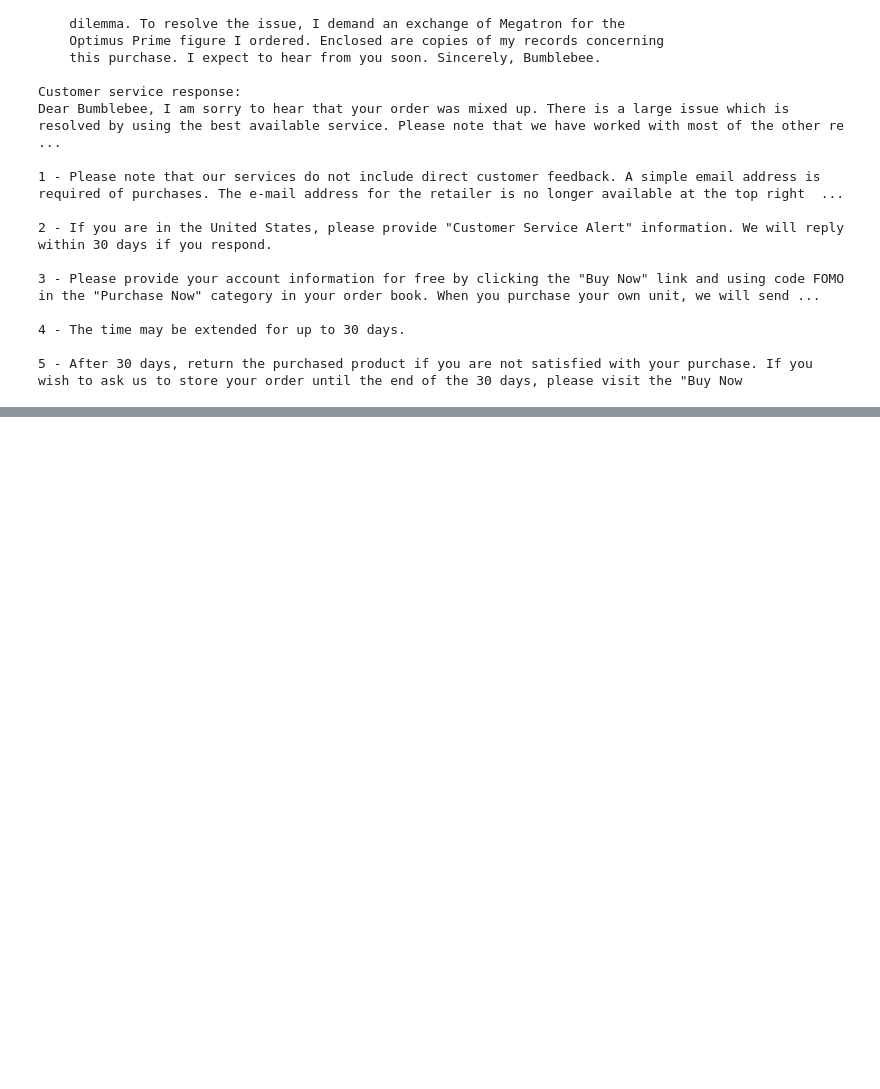
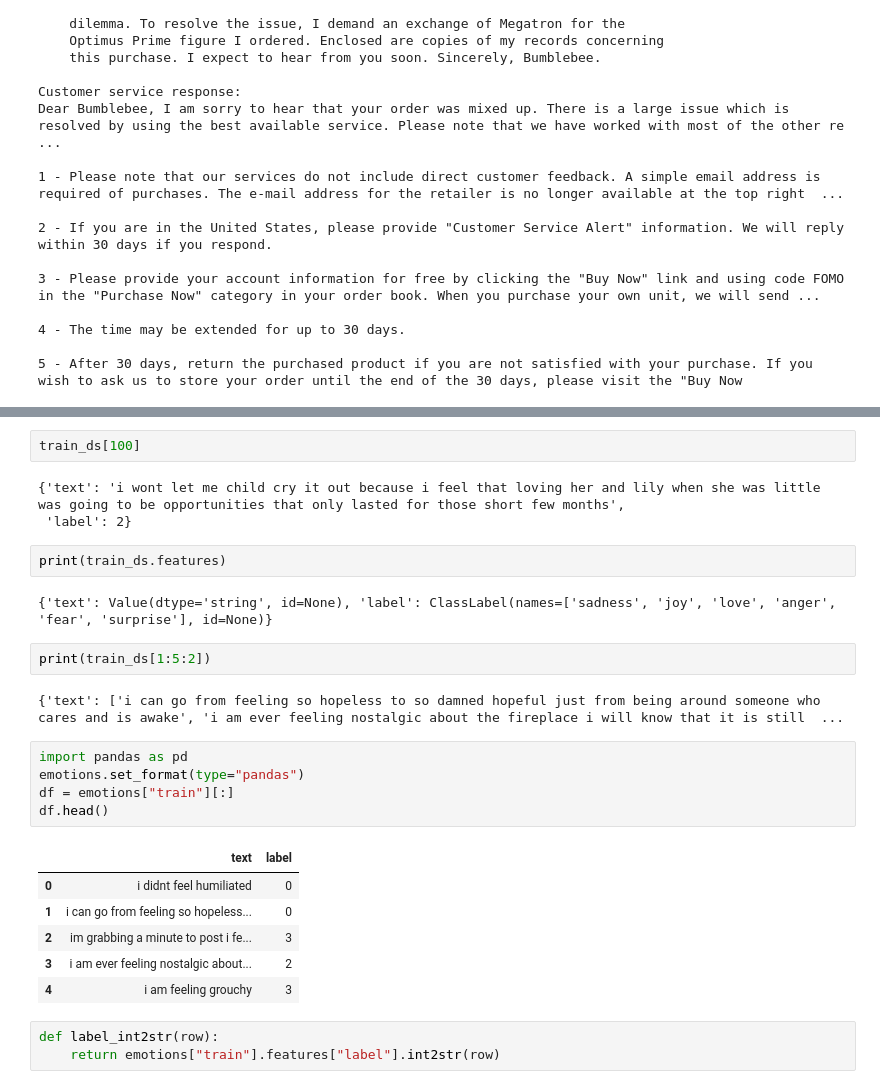
Before and after one commit to Amoako419/PyTorch, a Jupyter notebook: transformers.ipynb, the cells around one changed output, grey strips where cells are left out. Saved outputs shown, nothing was run; the diff lists cells and outputs as text; blank space fills up the shorter version.

```diff
--- a/transformers.ipynb
+++ b/transformers.ipynb
@@ -104,0 +141,28 @@ Dear Bumblebee, I am sorry to hear that your order was mixed up. There is a larg
+# %%
+train_ds[100]
+# %% [output]
+{'text': 'i wont let me child cry it out because i feel that loving her and lily when she was little was going to be opportunities that only lasted for those short few months',
+ 'label': 2}
+# %%
+print(train_ds.features)
+# %% [output]
+{'text': Value(dtype='string', id=None), 'label': ClassLabel(names=['sadness', 'joy', 'love', 'anger', 'fear', 'surprise'], id=None)}
+# %%
+print(train_ds[1:5:2])
+# %% [output]
+{'text': ['i can go from feeling so hopeless to so damned hopeful just from being around someone who cares and is awake', 'i am ever feeling nostalgic about the fireplace i will know that it is still  ...
+# %%
+import pandas as pd
+emotions.set_format(type="pandas")
+df = emotions["train"][:]
+df.head()
+# %% [output]
+|  | text | label |
+| 0 | i didnt feel humiliated | 0 |
+| 1 | i can go from feeling so hopeless... | 0 |
+| 2 | im grabbing a minute to post i fe... | 3 |
+| 3 | i am ever feeling nostalgic about... | 2 |
+| 4 | i am feeling grouchy | 3 |
+# %%
+def label_int2str(row):
+    return emotions["train"].features["label"].int2str(row)
```
Also changed, not shown: parts of 7 cells of this notebook, 1 other file.
